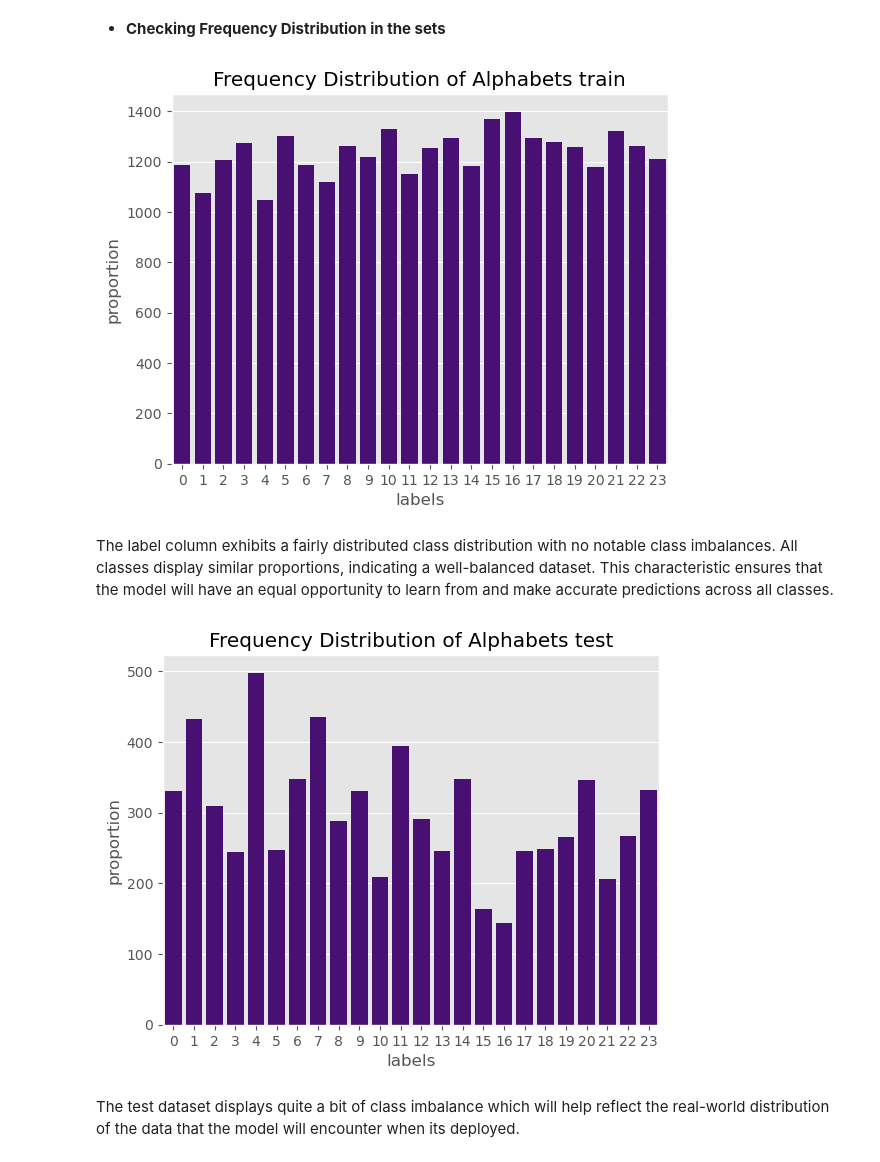
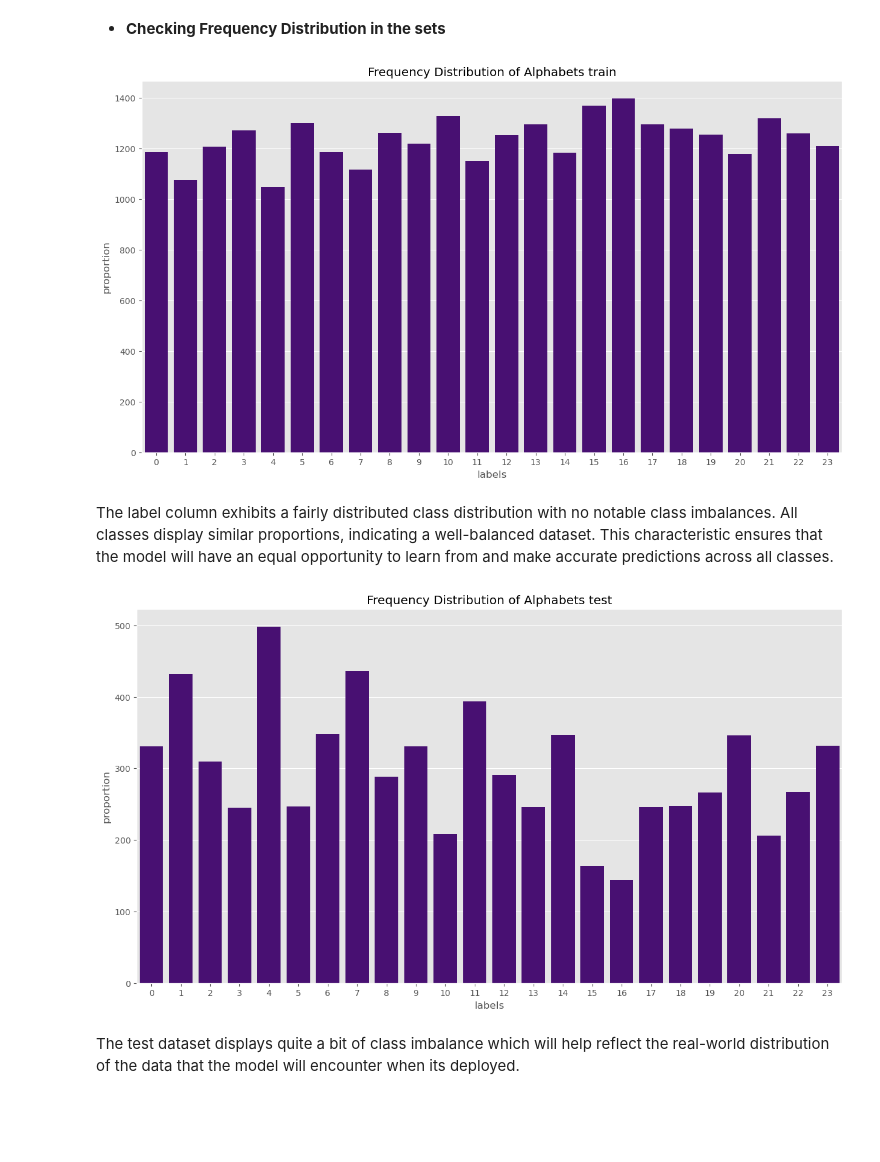
Before and after one commit to martin-ngugi/Kenya_sign-_anguage, a Jupyter notebook: ksl.ipynb, the cells around one changed output. Drawn from its saved outputs; the diff is of its cells as text; code cells hidden in the pictures; blank space fills up the shorter version.

```diff
--- a/ksl.ipynb
+++ b/ksl.ipynb
@@ -417,22 +416,23 @@ Each Image is mapped to its respective label excluding 9 and 25 which are J and
 # %%
 # Distribution of the labels column train dataset
 def check_distribution(data, col, name):
+  plt.figure(figsize=(15, 8))
   sns.countplot(data=data, x=col, color="indigo")
   plt.xlabel('labels')
   plt.ylabel('proportion')
   plt.title(f"Frequency Distribution of Alphabets {(name)}")
   plt.show();
 
 check_distribution(train, 'label', "train")
 # %% [output]
-[figure, old version]
+[figure, new version]
 # %% [markdown]
 The label column exhibits a fairly distributed class distribution with no notable class imbalances. All classes display similar proportions, indicating a well-balanced dataset. This characteristic ensures that the model will have an equal opportunity to learn from and make accurate predictions across all classes.
 # %%
 # Distribution of the labels column test dataset
 check_distribution(test, 'label', "test")
 # %% [output]
-[figure, old version]
+[figure, new version]
 # %% [markdown]
 The test dataset displays quite a bit of class imbalance which will help reflect the real-world distribution of the data that the model will encounter when its deployed.
 # %% [markdown]
```
Also changed, not shown: parts of 7 cells of this notebook.
